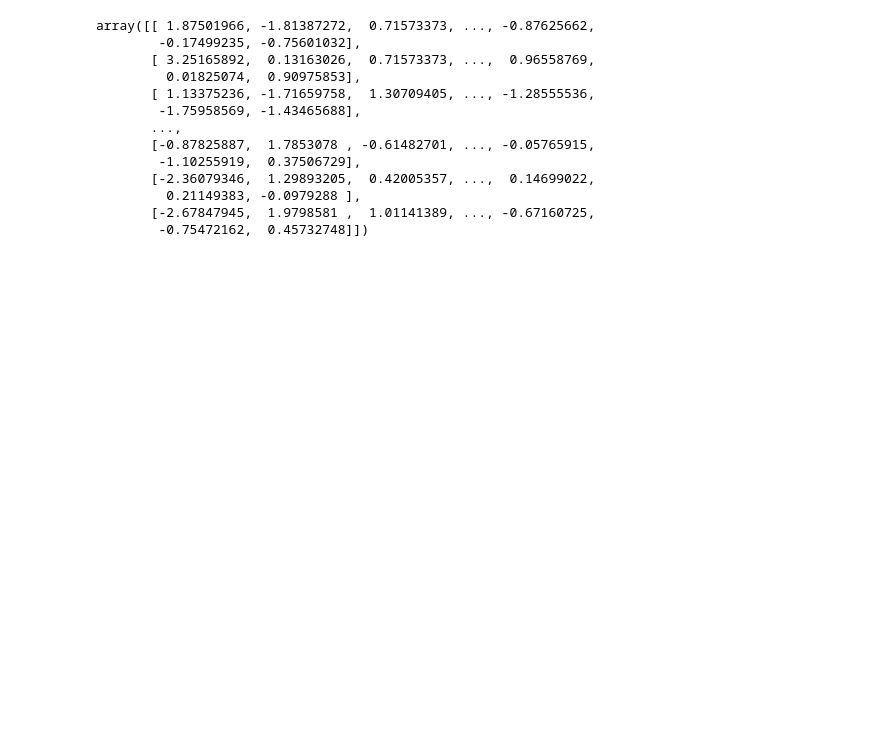
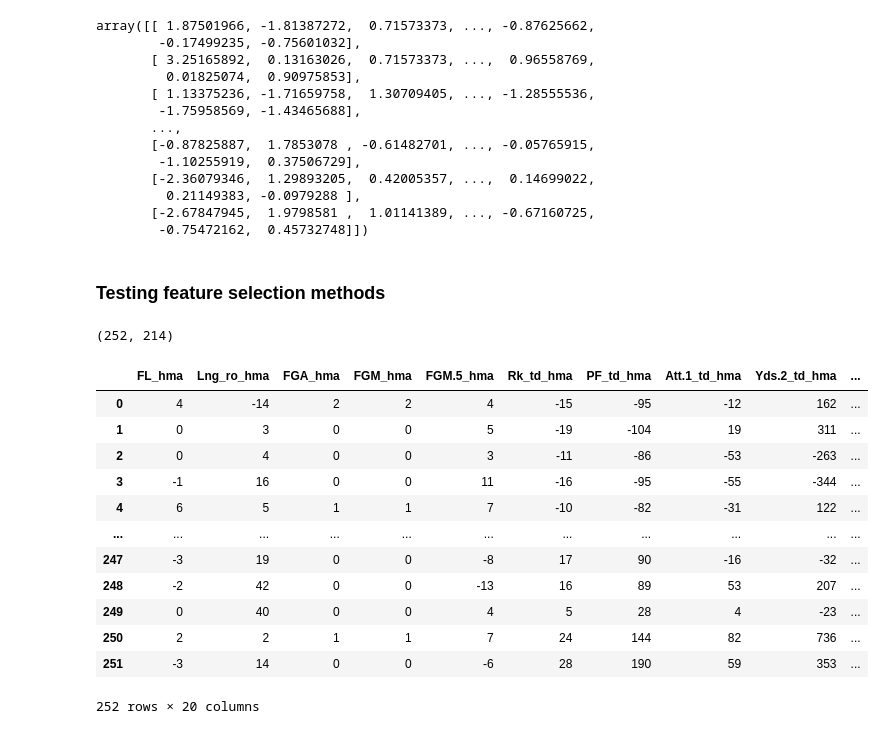
Before and after one commit to mattgilgo/nfl_betting_model, a Jupyter notebook: NFL_Betting_Models.ipynb, the cells around one changed output. Drawn from its saved outputs; the diff is of its cells as text; code cells hidden in the pictures; blank space fills up the shorter version.

```diff
--- a/NFL_Betting_Models.ipynb
+++ b/NFL_Betting_Models.ipynb
@@ -449,0 +452,2 @@ array([[ 1.87501966, -1.81387272,  0.71573373, ..., -0.87625662,
+# %% [markdown]
+### Testing feature selection methods
@@ -449,0 +458,35 @@ array([[ 1.87501966, -1.81387272,  0.71573373, ..., -0.87625662,
+# %%
+reduced_hmas_only.shape
+# %% [output]
+(252, 214)
+# %%
+from sklearn.feature_selection import SelectKBest
+from sklearn.feature_selection import f_classif
+
+x_cols = hmas_only.drop(['total_points', 'spread_hma', 'delta_marg2spread', 'score_margin_hma', 'spread_hma_adjusted'], axis=1)
+x_total_points_fit = SelectKBest(f_classif, k=20).fit(x_cols, hmas_only['total_points'])
+x_total_points = SelectKBest(f_classif, k=20).fit_transform(x_cols, hmas_only['total_points'])
+x_margin_to_spread_fit = SelectKBest(f_classif, k=20).fit(x_cols, hmas_only['delta_marg2spread'])
+x_margin_to_spread = SelectKBest(f_classif, k=20).fit_transform(x_cols, hmas_only['delta_marg2spread'])
+# %%
+cols_idxs = x_total_points_fit.get_support(indices=True)
+total_points_important_features_df = x_cols.iloc[:,cols_idxs]
+
+cols_idxs = x_margin_to_spread_fit.get_support(indices=True)
+scoring_margins_important_features_df = x_cols.iloc[:,cols_idxs]
+# %%
+scoring_margins_important_features_df
+# %% [output]
+|  | FL_hma | Lng_ro_hma | FGA_hma | FGM_hma | FGM.5_hma | Rk_td_hma | PF_td_hma | Att.1_td_hma | Yds.2_td_hma | ... |
+| 0 | 4 | -14 | 2 | 2 | 4 | -15 | -95 | -12 | 162 | ... |
+| 1 | 0 | 3 | 0 | 0 | 5 | -19 | -104 | 19 | 311 | ... |
+| 2 | 0 | 4 | 0 | 0 | 3 | -11 | -86 | -53 | -263 | ... |
+| 3 | -1 | 16 | 0 | 0 | 11 | -16 | -95 | -55 | -344 | ... |
+| 4 | 6 | 5 | 1 | 1 | 7 | -10 | -82 | -31 | 122 | ... |
+| ... | ... | ... | ... | ... | ... | ... | ... | ... | ... | ... |
+| 247 | -3 | 19 | 0 | 0 | -8 | 17 | 90 | -16 | -32 | ... |
+| 248 | -2 | 42 | 0 | 0 | -13 | 16 | 89 | 53 | 207 | ... |
+| 249 | 0 | 40 | 0 | 0 | 4 | 5 | 28 | 4 | -23 | ... |
+| 250 | 2 | 2 | 1 | 1 | 7 | 24 | 144 | 82 | 736 | ... |
+| 251 | -3 | 14 | 0 | 0 | -6 | 28 | 190 | 59 | 353 | ... |
+252 rows × 20 columns
```
Also changed, not shown: parts of 7 cells of this notebook.
